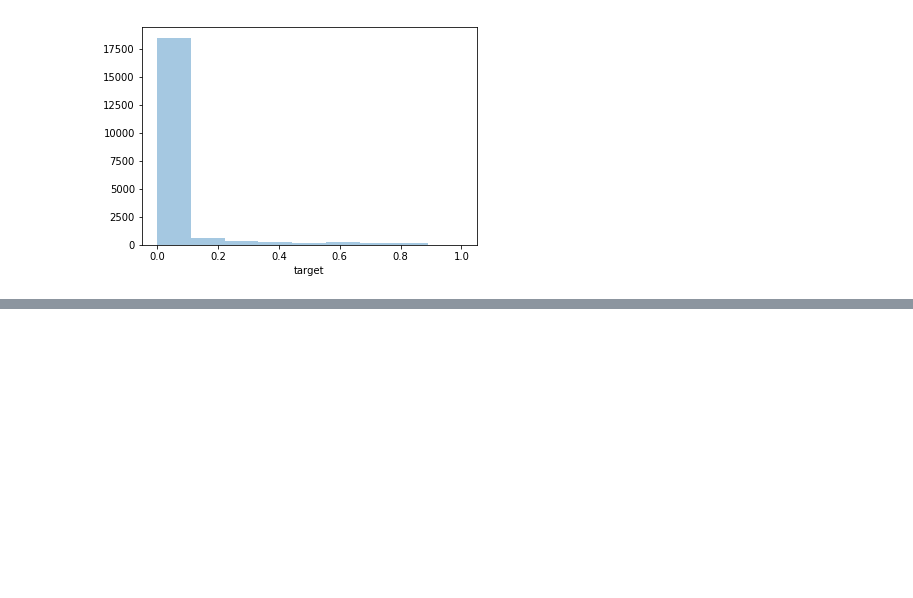
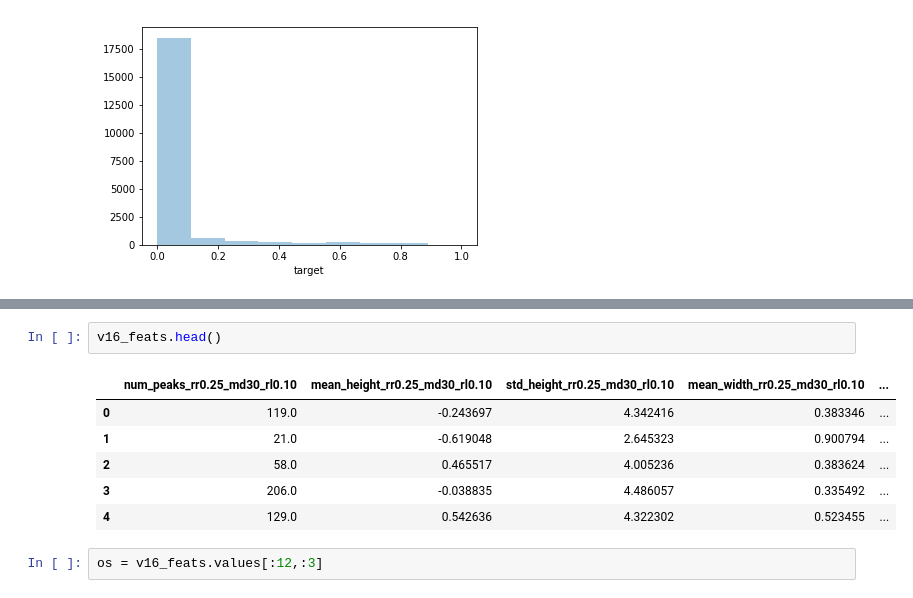
Before and after one commit to miguel-rita/remote-three, a Jupyter notebook: notebooks/drafts.ipynb, the cells around one changed output, grey strips where cells are left out. Saved outputs shown, nothing was run; the diff lists cells and outputs as text; blank space fills up the shorter version.

```diff
--- a/notebooks/drafts.ipynb
+++ b/notebooks/drafts.ipynb
@@ -114,0 +133,11 @@ sns.distplot(nt['target'], kde=False, bins=np.linspace(0,1,10))
+# %%
+v16_feats.head()
+# %% [output]
+|  | num_peaks_rr0.25_md30_rl0.10 | mean_height_rr0.25_md30_rl0.10 | std_height_rr0.25_md30_rl0.10 | mean_width_rr0.25_md30_rl0.10 | ... |
+| 0 | 119.0 | -0.243697 | 4.342416 | 0.383346 | ... |
+| 1 | 21.0 | -0.619048 | 2.645323 | 0.900794 | ... |
+| 2 | 58.0 | 0.465517 | 4.005236 | 0.383624 | ... |
+| 3 | 206.0 | -0.038835 | 4.486057 | 0.335492 | ... |
+| 4 | 129.0 | 0.542636 | 4.322302 | 0.523455 | ... |
+# %%
+os = v16_feats.values[:12,:3]
```
Also changed, not shown: parts of 9 cells of this notebook, 19 other files.
